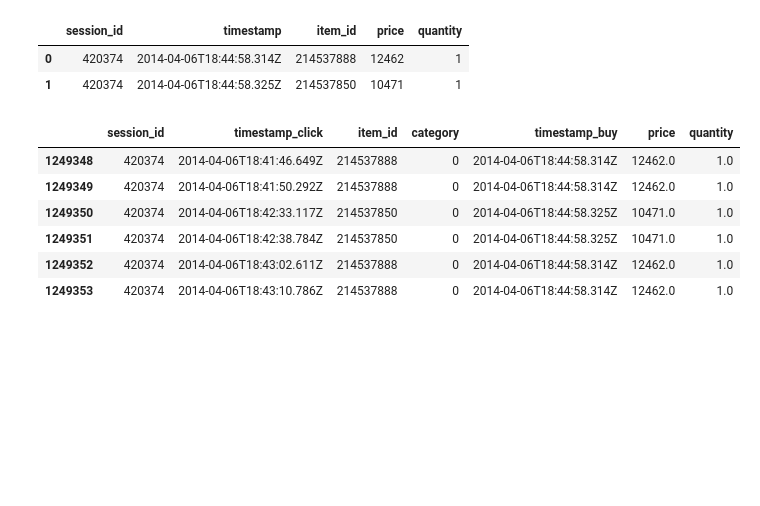
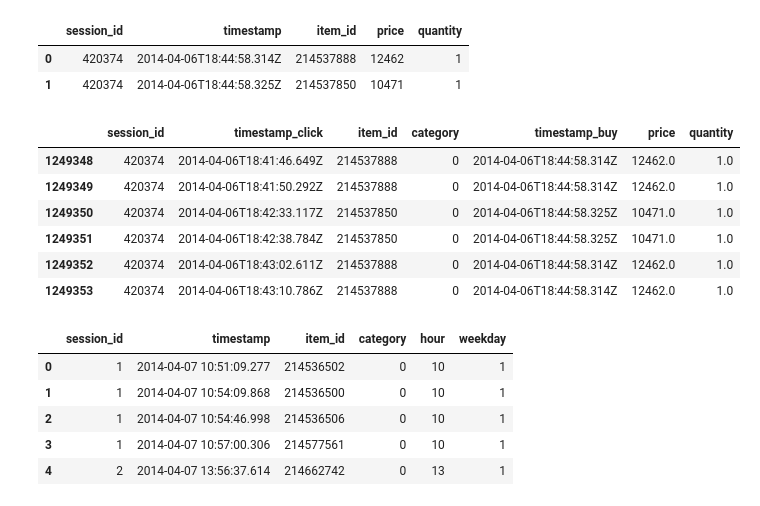
Before and after one commit to Salt-Peter/smai-proj, a Jupyter notebook: src/recsys-2015.ipynb, the cells around one changed output. Cells and saved outputs as stored; diff of their text form; code cells hidden in the pictures; blank space fills up the shorter version.

```diff
--- a/src/recsys-2015.ipynb
+++ b/src/recsys-2015.ipynb
@@ -100,0 +106,9 @@ display(df[df.session_id==420374])
+# %%
+clicks_df.head()
+# %% [output]
+|  | session_id | timestamp | item_id | category | hour | weekday |
+| 0 | 1 | 2014-04-07 10:51:09.277 | 214536502 | 0 | 10 | 1 |
+| 1 | 1 | 2014-04-07 10:54:09.868 | 214536500 | 0 | 10 | 1 |
+| 2 | 1 | 2014-04-07 10:54:46.998 | 214536506 | 0 | 10 | 1 |
+| 3 | 1 | 2014-04-07 10:57:00.306 | 214577561 | 0 | 10 | 1 |
+| 4 | 2 | 2014-04-07 13:56:37.614 | 214662742 | 0 | 13 | 1 |
```
Also changed, not shown: parts of 9 cells of this notebook.
